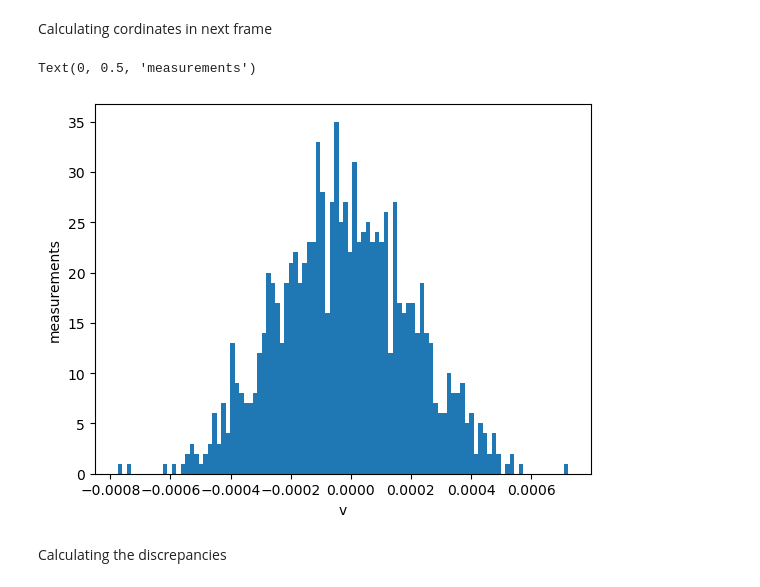
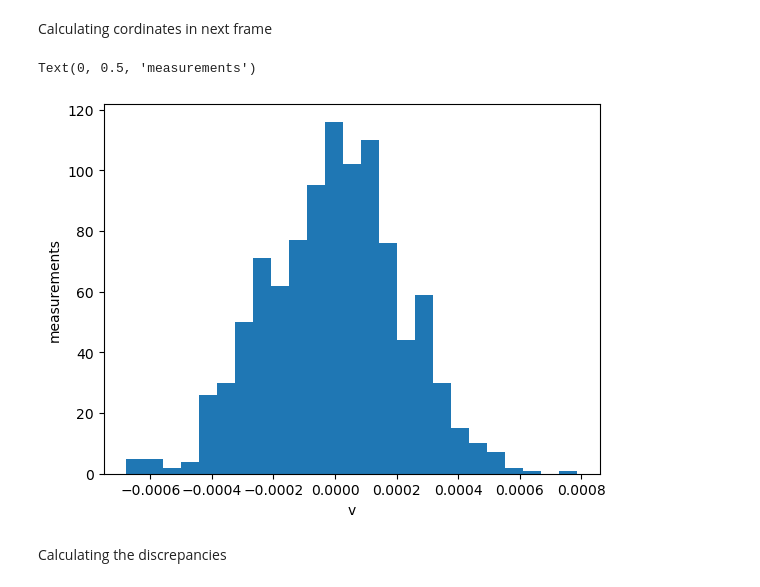
Before and after one commit to ParthM1504/Benchmarking-Dusty-Plasma-Temperature-Code, a Jupyter notebook: Benchmarking.ipynb, the cells around one changed output. Saved outputs shown, nothing was run; the diff lists cells and outputs as text; code cells hidden in the pictures.

```diff
--- a/Benchmarking.ipynb
+++ b/Benchmarking.ipynb
@@ -9,10 +11,10 @@ from scipy import constants
 Defining the Variables
 # %%
 # Parametersfor the benchmarking
-fps=295
+fps=100
 num_particles=1000
 dt=1.0/fps
-spatial_resolution=30E-06  # in metres per px
+spatial_resolution=1E-6  # in metres per px
 dust_diameter=7.14E-6 # in metres
 dust_rho=1510.0
 mu = 0
@@ -29,6 +31,8 @@ up=1667 # up border in px as per the camera of expt
 down=0
 left_SI=left*spatial_resolution
 right_SI=right*spatial_resolution
+up_SI=up*spatial_resolution
+down_SI=down*spatial_resolution
 # %% [output]
 0.00021903148058823087
 # %% [markdown]
@@ -98,20 +102,22 @@ Text(0, 0.5, 'measurements')
 Calculating cordinates in next frame
 # %%
 # Simulating the motion of the particles
-x_forward=sample_x_trunc_SI+sample_vx*dt
+x_forward=sample_x + sample_vx*dt
 x_forward_in_resol=x_forward/spatial_resolution
-x_forward_trunc=x_forward_in_resol.astype(int)
-# print(x_forward_trunc)
-x_forward_SI=x_forward_trunc.astype(float)*spatial_resolution
+# print(x_forward_in_resol[:10])
+x_forward_trunc=x_forward_in_resol.astype('int64')
+#print(x_forward_trunc)
+# print(x_forward_trunc[:10])
+x_forward_rough_SI=x_forward_trunc.astype('float64')*spatial_resolution
 # print(x_forward_SI)
 fig, ax = plt.subplots()
-ax.hist(sample_vx, 100) # plot histogram
+ax.hist(sample_vx, 25) # plot histogram
 ax.set_xlabel('v')
 ax.set_ylabel('measurements')
 # print(sample_v)
 # %% [output]
 Text(0, 0.5, 'measurements')
-[figure, old version]
+[figure, new version]
 # %% [markdown]
 Calculating the discrepancies
 # %%
```
Also changed, not shown: parts of 28 cells of this notebook, 1 other file.
